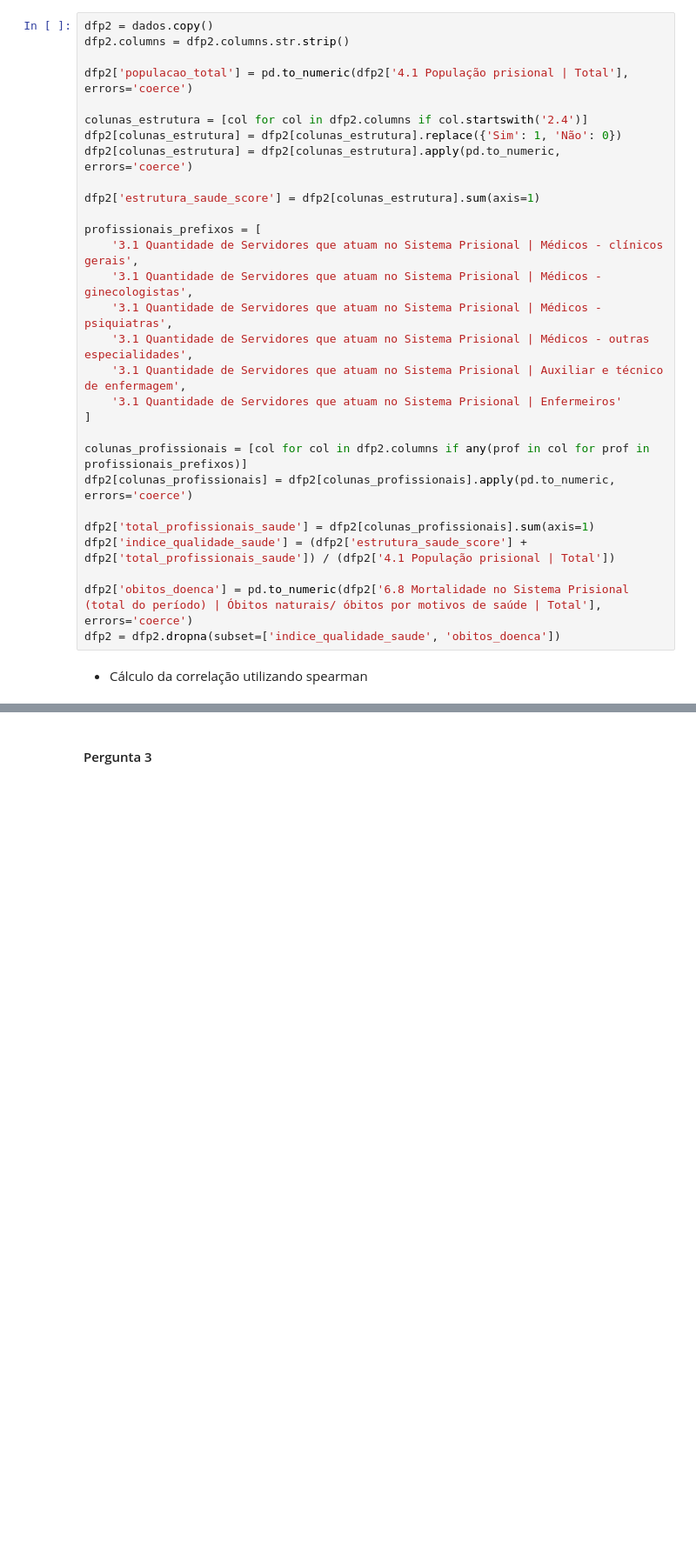
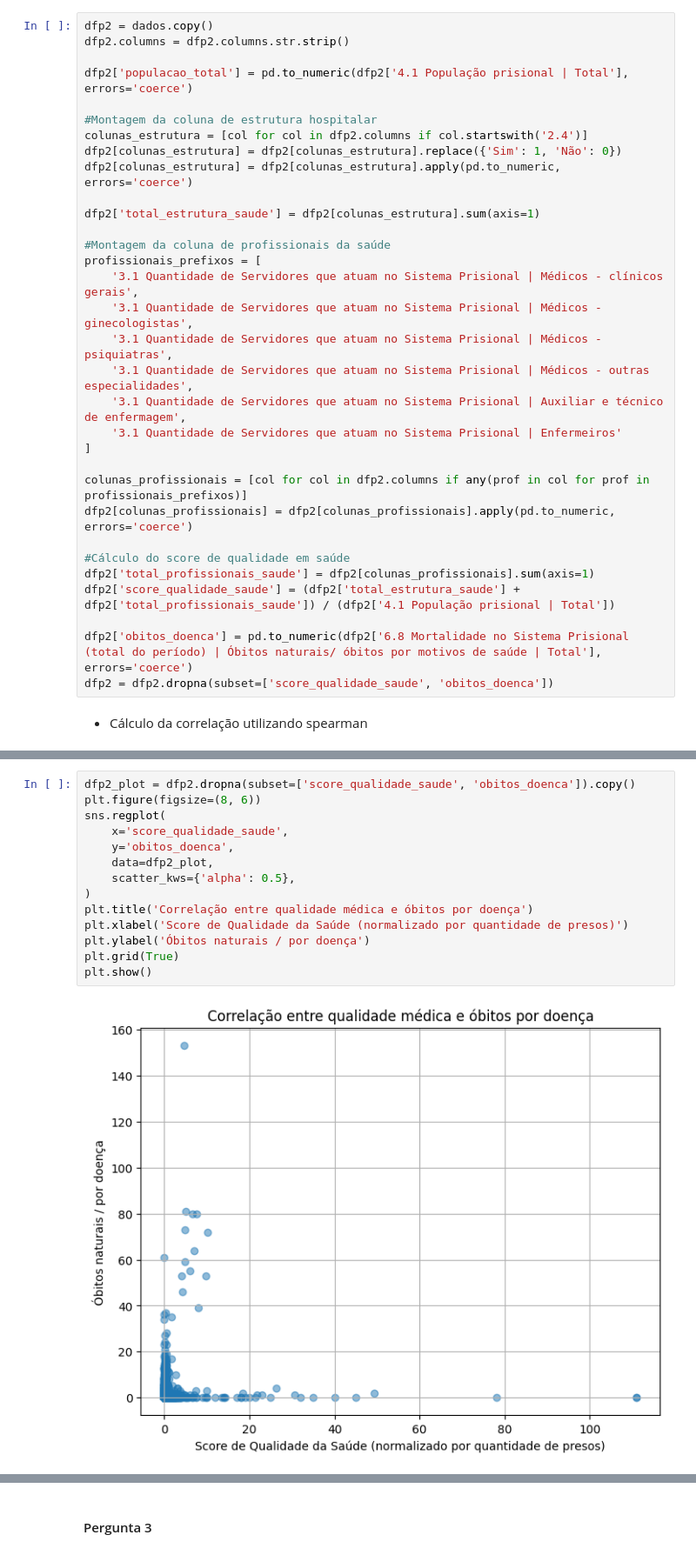
Before and after one commit to Caio-Brega/introducao-ciencia-dos-dados, a Jupyter notebook: TP_ICD.ipynb, the cells around one changed output, grey strips where cells are left out. Shown at 87% size. Saved outputs shown, nothing was run; the diff lists cells and outputs as text; blank space fills up the shorter version.

```diff
--- a/TP_ICD.ipynb
+++ b/TP_ICD.ipynb
@@ -377,12 +377,14 @@ dfp2.columns = dfp2.columns.str.strip()
 
 dfp2['populacao_total'] = pd.to_numeric(dfp2['4.1 População prisional | Total'], errors='coerce')
 
+#Montagem da coluna de estrutura hospitalar
 colunas_estrutura = [col for col in dfp2.columns if col.startswith('2.4')]
 dfp2[colunas_estrutura] = dfp2[colunas_estrutura].replace({'Sim': 1, 'Não': 0})
 dfp2[colunas_estrutura] = dfp2[colunas_estrutura].apply(pd.to_numeric, errors='coerce')
 
-dfp2['estrutura_saude_score'] = dfp2[colunas_estrutura].sum(axis=1)
+dfp2['total_estrutura_saude'] = dfp2[colunas_estrutura].sum(axis=1)
 
+#Montagem da coluna de profissionais da saúde
 profissionais_prefixos = [
     '3.1 Quantidade de Servidores que atuam no Sistema Prisional | Médicos - clínicos gerais',
     '3.1 Quantidade de Servidores que atuam no Sistema Prisional | Médicos - ginecologistas',
@@ -395,11 +397,12 @@ profissionais_prefixos = [
 colunas_profissionais = [col for col in dfp2.columns if any(prof in col for prof in profissionais_prefixos)]
 dfp2[colunas_profissionais] = dfp2[colunas_profissionais].apply(pd.to_numeric, errors='coerce')
 
+#Cálculo do score de qualidade em saúde
 dfp2['total_profissionais_saude'] = dfp2[colunas_profissionais].sum(axis=1)
-dfp2['indice_qualidade_saude'] = (dfp2['estrutura_saude_score'] + dfp2['total_profissionais_saude']) / (dfp2['4.1 População prisional | Total'])
+dfp2['score_qualidade_saude'] = (dfp2['total_estrutura_saude'] + dfp2['total_profissionais_saude']) / (dfp2['4.1 População prisional | Total'])
 
 dfp2['obitos_doenca'] = pd.to_numeric(dfp2['6.8 Mortalidade no Sistema Prisional (total do período) | Óbitos naturais/ óbitos por motivos de saúde | Total'], errors='coerce')
-dfp2 = dfp2.dropna(subset=['indice_qualidade_saude', 'obitos_doenca'])
+dfp2 = dfp2.dropna(subset=['score_qualidade_saude', 'obitos_doenca'])
 # %% [markdown]
 - Cálculo da correlação utilizando spearman
 # %%
@@ -411,0 +419,16 @@ Valor-p: 1.3352733497468027e-160
+# %%
+dfp2_plot = dfp2.dropna(subset=['score_qualidade_saude', 'obitos_doenca']).copy()
+plt.figure(figsize=(8, 6))
+sns.regplot(
+    x='score_qualidade_saude',
+    y='obitos_doenca',
+    data=dfp2_plot,
+    scatter_kws={'alpha': 0.5},
+)
+plt.title('Correlação entre qualidade médica e óbitos por doença')
+plt.xlabel('Score de Qualidade da Saúde (normalizado por quantidade de presos)')
+plt.ylabel('Óbitos naturais / por doença')
+plt.grid(True)
+plt.show()
+# %% [output]
+[figure, added]
```
Also changed, not shown: parts of 6 cells of this notebook.
